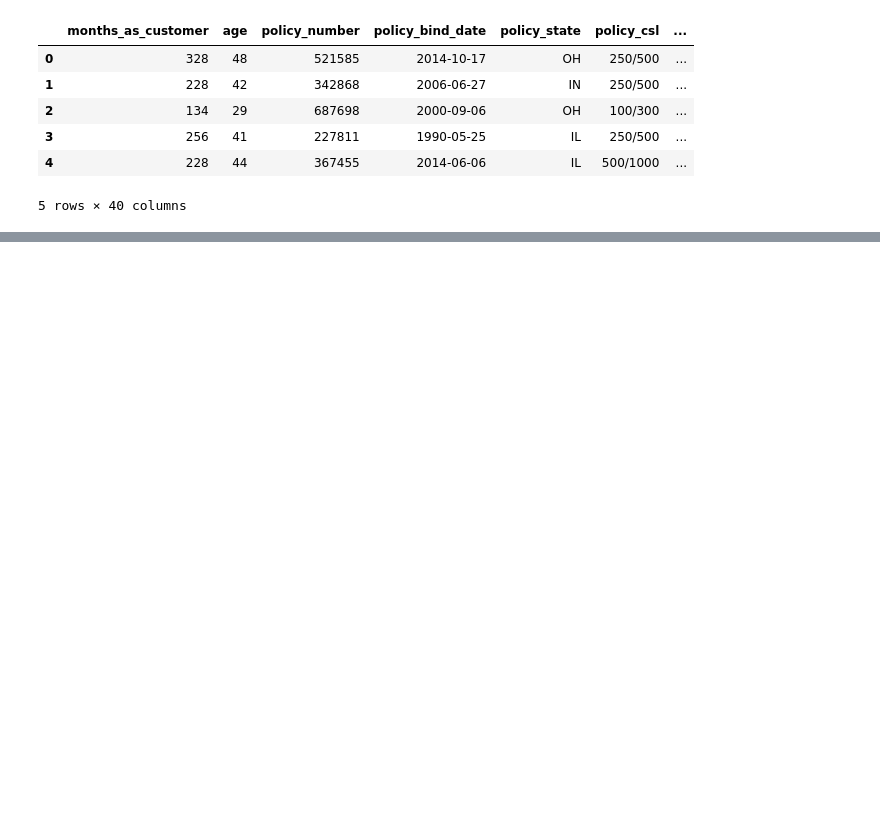
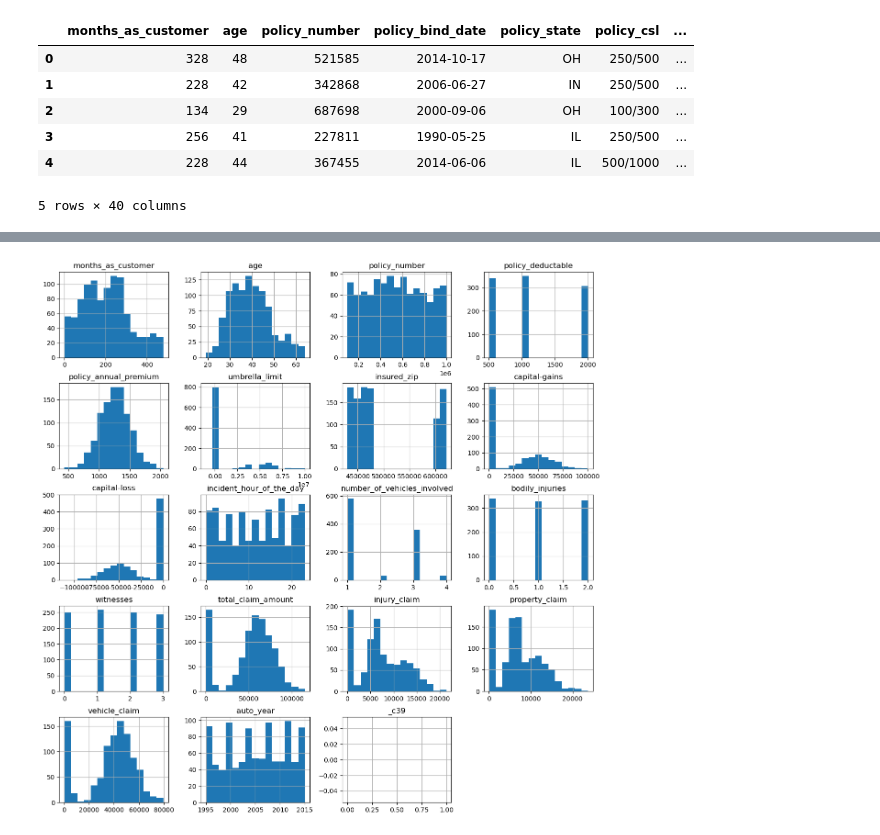
Before and after one commit to maceoCK/CMDA_Comp_Fall_2023, a Jupyter notebook: CarClaims/vehicle.ipynb, the cells around one changed output, grey strips where cells are left out. Drawn from its saved outputs; the diff is of its cells as text; code cells hidden in the pictures; blank space fills up the shorter version.

```diff
--- a/CarClaims/vehicle.ipynb
+++ b/CarClaims/vehicle.ipynb
@@ -32,10 +32,3 @@ df.describe()
 | 50% | 199.500000 | 38.000000 | 533135.000000 | 1000.000000 | 1257.200000 | 0.000000e+00 | ... |
 | 75% | 276.250000 | 44.000000 | 759099.750000 | 2000.000000 | 1415.695000 | 0.000000e+00 | ... |
 | max | 479.000000 | 64.000000 | 999435.000000 | 2000.000000 | 2047.590000 | 1.000000e+07 | ... |
-# %%
-zipcodes = pd.read_csv('uszips.csv')
-for zip in df['insured_zip']:
-    zip = int(str(zip)[1:])
-    if zip in zipcodes['zip'].values:
-        df['city'] = zipcodes[zipcodes['zip'] == zip]['city'].values[0]
-        # print(df[df['insured_zip'] == zip]['policy_state'].values[0])
@@ -62,0 +35,4 @@ KeyError: 'policy_state'
+# %%
+hist = df.hist(bins=15, figsize=(15,15))
+# %% [output]
+[figure, added]
```
Also changed, not shown: parts of 4 cells of this notebook.
